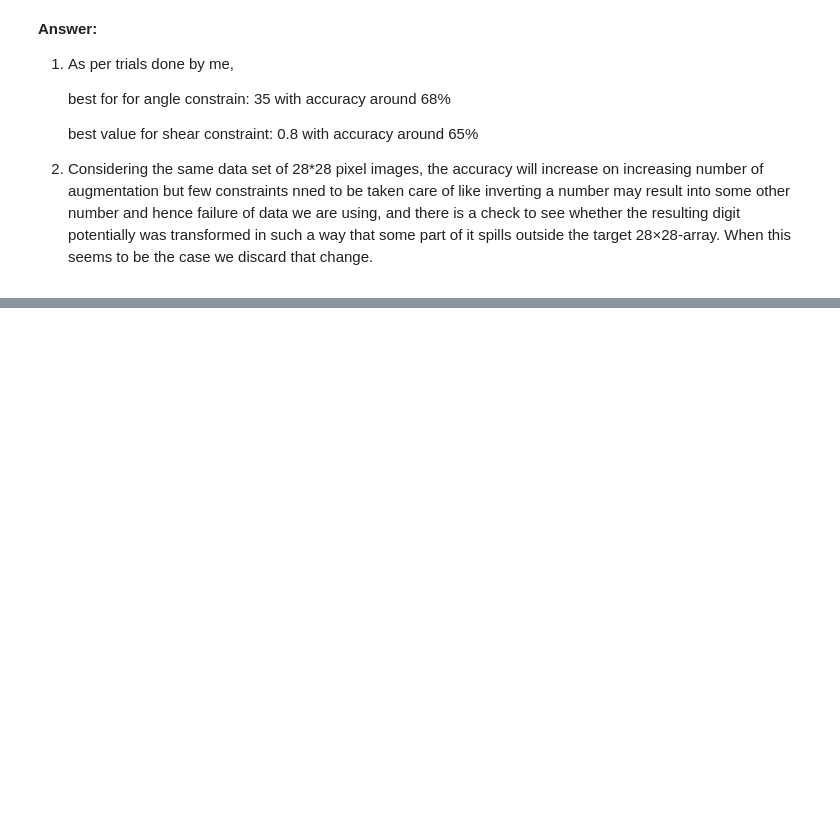
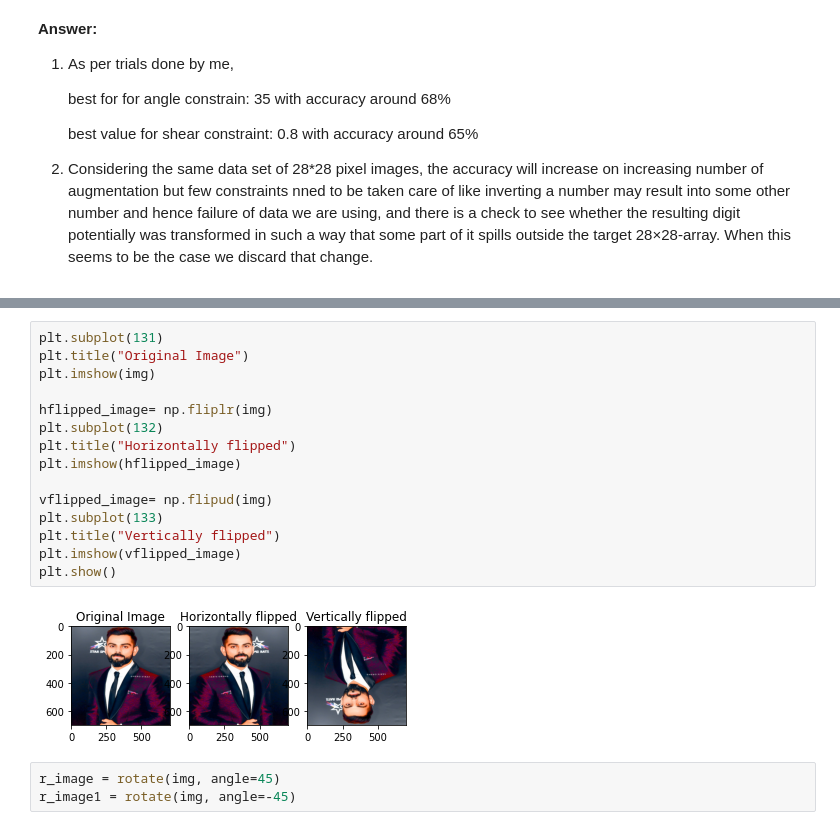
Before and after one commit to Ritesh-Gandhi24/FMML-2022, a Jupyter notebook: FMML_Aug22_M1_Lab3_Terms&Metrics.ipynb, the cells around one changed output, grey strips where cells are left out. Drawn from its saved outputs; the diff is of its cells as text; blank space fills up the shorter version.

```diff
--- a/FMML_Aug22_M1_Lab3_Terms&Metrics.ipynb
+++ b/FMML_Aug22_M1_Lab3_Terms&Metrics.ipynb
@@ -593,0 +615,20 @@ FileNotFoundError: ignored
+# %%
+plt.subplot(131)
+plt.title("Original Image")
+plt.imshow(img)
+
+hflipped_image= np.fliplr(img)
+plt.subplot(132)
+plt.title("Horizontally flipped")
+plt.imshow(hflipped_image)
+
+vflipped_image= np.flipud(img)
+plt.subplot(133)
+plt.title("Vertically flipped")
+plt.imshow(vflipped_image)
+plt.show()
+# %% [output]
+[figure, added]
+# %%
+r_image = rotate(img, angle=45)
+r_image1 = rotate(img, angle=-45)
```
Also changed, not shown: parts of 9 cells of this notebook.
